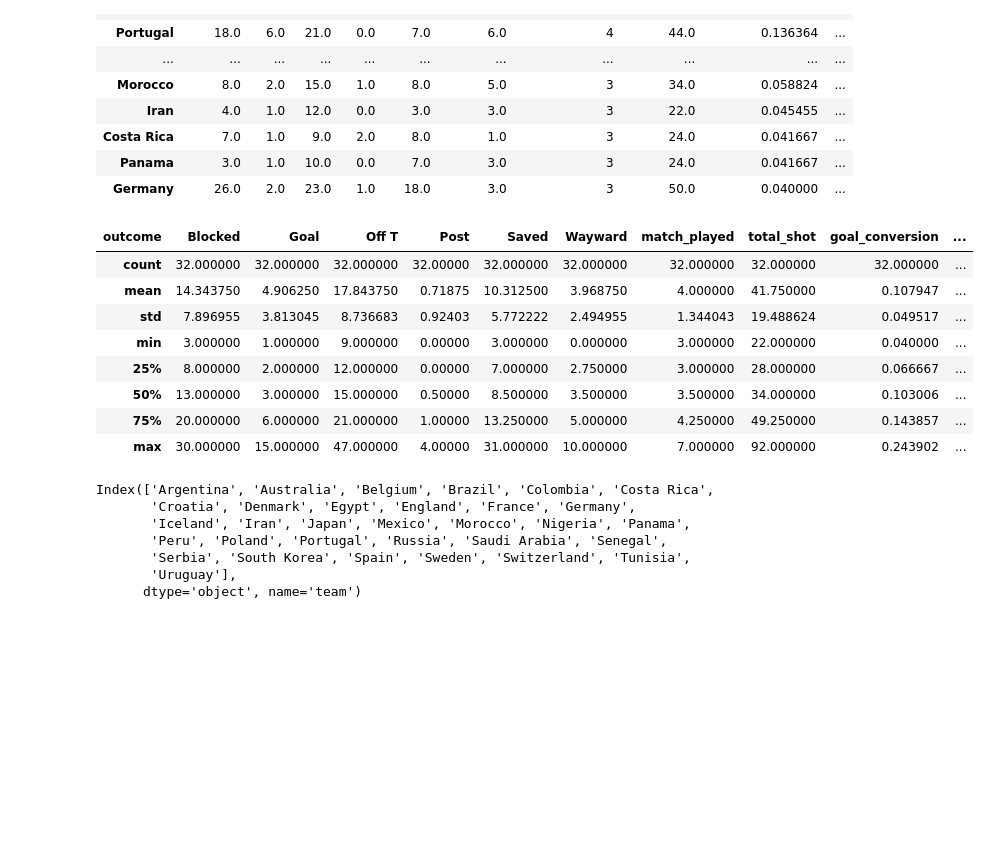
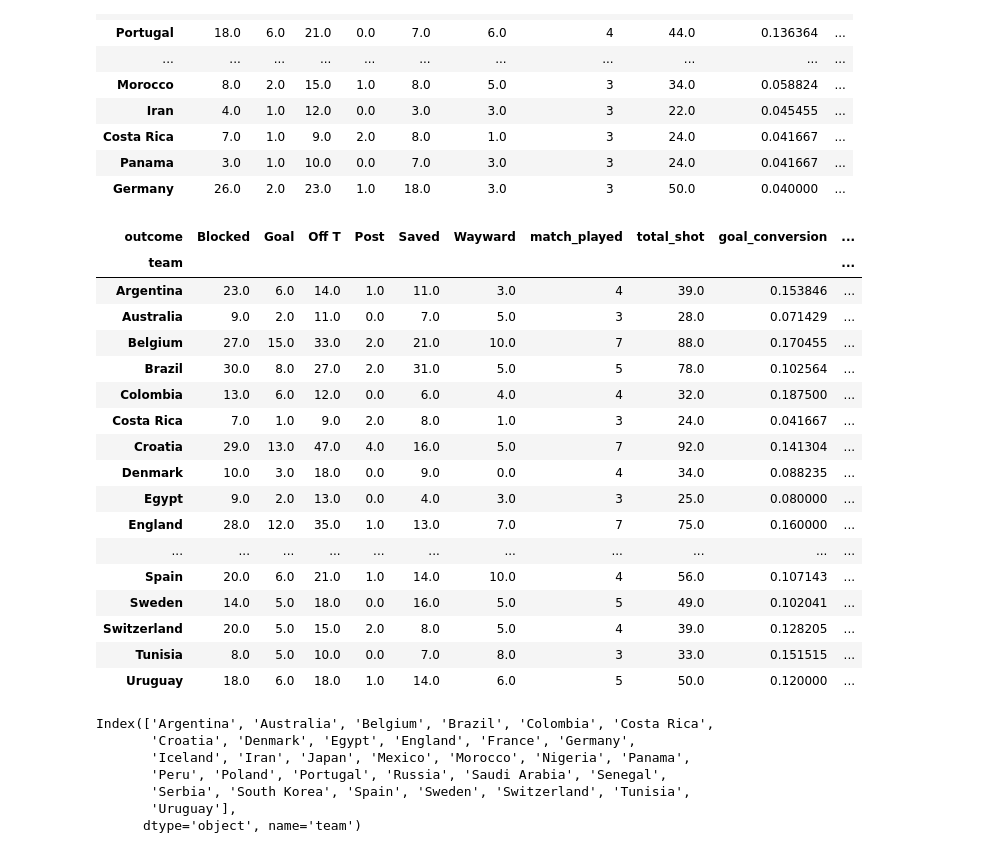
Before and after one commit to bkktimber/keyboard-manager, a Jupyter notebook: get_data.ipynb, the cells around one changed output. Saved outputs shown, nothing was run; the diff lists cells and outputs as text; code cells hidden in the pictures; blank space fills up the shorter version.

```diff
--- a/get_data.ipynb
+++ b/get_data.ipynb
@@ -159,17 +159,26 @@ shot_outcome.sort_values(by=['goal_conversion'], ascending=False)
 # %%
 shot_outcome['progress'] = shot_outcome.match_played.map({3: 'group_stage', 4: 'round_16', 5: 'round_8', 7: 'finalists'})
 # %%
-shot_outcome.describe()
+shot_outcome
 # %% [output]
 | outcome | Blocked | Goal | Off T | Post | Saved | Wayward | match_played | total_shot | goal_conversion | ... |
-| count | 32.000000 | 32.000000 | 32.000000 | 32.00000 | 32.000000 | 32.000000 | 32.000000 | 32.000000 | 32.000000 | ... |
-| mean | 14.343750 | 4.906250 | 17.843750 | 0.71875 | 10.312500 | 3.968750 | 4.000000 | 41.750000 | 0.107947 | ... |
-| std | 7.896955 | 3.813045 | 8.736683 | 0.92403 | 5.772222 | 2.494955 | 1.344043 | 19.488624 | 0.049517 | ... |
-| min | 3.000000 | 1.000000 | 9.000000 | 0.00000 | 3.000000 | 0.000000 | 3.000000 | 22.000000 | 0.040000 | ... |
-| 25% | 8.000000 | 2.000000 | 12.000000 | 0.00000 | 7.000000 | 2.750000 | 3.000000 | 28.000000 | 0.066667 | ... |
-| 50% | 13.000000 | 3.000000 | 15.000000 | 0.50000 | 8.500000 | 3.500000 | 3.500000 | 34.000000 | 0.103006 | ... |
-| 75% | 20.000000 | 6.000000 | 21.000000 | 1.00000 | 13.250000 | 5.000000 | 4.250000 | 49.250000 | 0.143857 | ... |
-| max | 30.000000 | 15.000000 | 47.000000 | 4.00000 | 31.000000 | 10.000000 | 7.000000 | 92.000000 | 0.243902 | ... |
+| team |  |  |  |  |  |  |  |  |  | ... |
+| Argentina | 23.0 | 6.0 | 14.0 | 1.0 | 11.0 | 3.0 | 4 | 39.0 | 0.153846 | ... |
+| Australia | 9.0 | 2.0 | 11.0 | 0.0 | 7.0 | 5.0 | 3 | 28.0 | 0.071429 | ... |
+| Belgium | 27.0 | 15.0 | 33.0 | 2.0 | 21.0 | 10.0 | 7 | 88.0 | 0.170455 | ... |
+| Brazil | 30.0 | 8.0 | 27.0 | 2.0 | 31.0 | 5.0 | 5 | 78.0 | 0.102564 | ... |
+| Colombia | 13.0 | 6.0 | 12.0 | 0.0 | 6.0 | 4.0 | 4 | 32.0 | 0.187500 | ... |
+| Costa Rica | 7.0 | 1.0 | 9.0 | 2.0 | 8.0 | 1.0 | 3 | 24.0 | 0.041667 | ... |
+| Croatia | 29.0 | 13.0 | 47.0 | 4.0 | 16.0 | 5.0 | 7 | 92.0 | 0.141304 | ... |
+| Denmark | 10.0 | 3.0 | 18.0 | 0.0 | 9.0 | 0.0 | 4 | 34.0 | 0.088235 | ... |
+| Egypt | 9.0 | 2.0 | 13.0 | 0.0 | 4.0 | 3.0 | 3 | 25.0 | 0.080000 | ... |
+| England | 28.0 | 12.0 | 35.0 | 1.0 | 13.0 | 7.0 | 7 | 75.0 | 0.160000 | ... |
+| ... | ... | ... | ... | ... | ... | ... | ... | ... | ... | ... |
+| Spain | 20.0 | 6.0 | 21.0 | 1.0 | 14.0 | 10.0 | 4 | 56.0 | 0.107143 | ... |
+| Sweden | 14.0 | 5.0 | 18.0 | 0.0 | 16.0 | 5.0 | 5 | 49.0 | 0.102041 | ... |
+| Switzerland | 20.0 | 5.0 | 15.0 | 2.0 | 8.0 | 5.0 | 4 | 39.0 | 0.128205 | ... |
+| Tunisia | 8.0 | 5.0 | 10.0 | 0.0 | 7.0 | 8.0 | 3 | 33.0 | 0.151515 | ... |
+| Uruguay | 18.0 | 6.0 | 18.0 | 1.0 | 14.0 | 6.0 | 5 | 50.0 | 0.120000 | ... |
 # %%
 shot_outcome.to_csv('shot_outcome_by_team.csv')
 # %%
```
Also changed, not shown: parts of 38 cells of this notebook, 15 other files.
